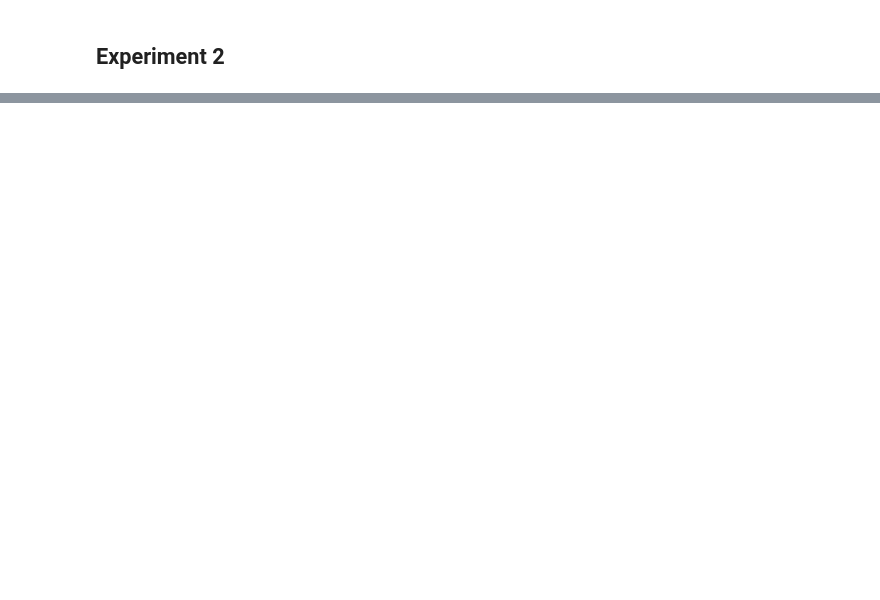
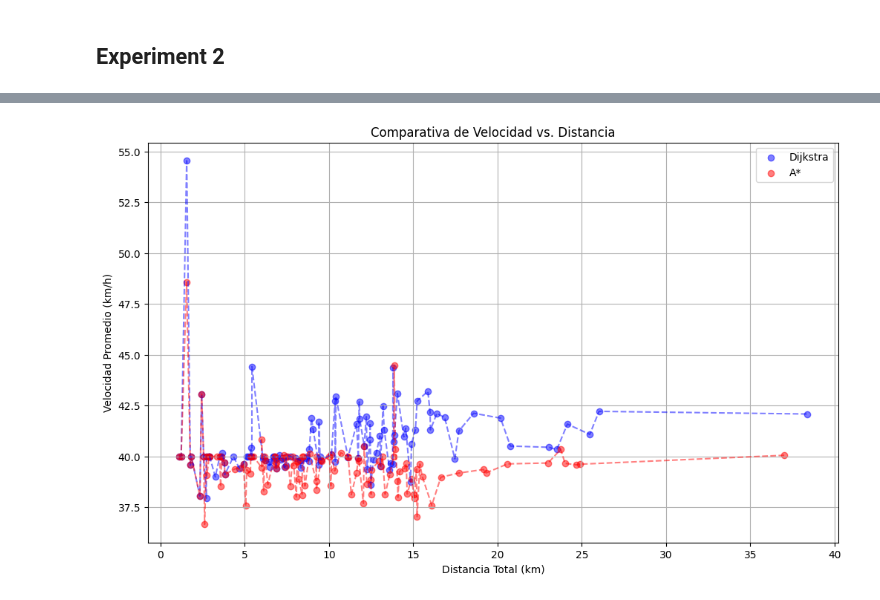
Before and after one commit to HugoAlejandro2002/IA-Project, a Jupyter notebook: pathfinding.ipynb, the cells around one changed output, grey strips where cells are left out. Drawn from its saved outputs; the diff is of its cells as text; code cells hidden in the pictures; blank space fills up the shorter version.

```diff
--- a/pathfinding.ipynb
+++ b/pathfinding.ipynb
@@ -450,0 +477,31 @@ plt.show()
+# %%
+import matplotlib.pyplot as plt
+import numpy as np
+
+# Ordenar los datos de Dijkstra y A* por distancia
+sorted_indices_dijkstra = np.argsort(distances_dijkstra)
+sorted_distances_dijkstra = np.array(distances_dijkstra)[sorted_indices_dijkstra]
+sorted_avg_speeds_dijkstra = np.array(avg_speeds_dijkstra)[sorted_indices_dijkstra]
+
+sorted_indices_astar = np.argsort(distances_astar)
+sorted_distances_astar = np.array(distances_astar)[sorted_indices_astar]
+sorted_avg_speeds_astar = np.array(avg_speeds_astar)[sorted_indices_astar]
+
+# Crear gráfico de dispersión con líneas
+plt.figure(figsize=(12, 7))
+plt.scatter(sorted_distances_dijkstra, sorted_avg_speeds_dijkstra, color='blue', alpha=0.5, label='Dijkstra')
+plt.plot(sorted_distances_dijkstra, sorted_avg_speeds_dijkstra, color='blue', alpha=0.5, linestyle='--')
+
+plt.scatter(sorted_distances_astar, sorted_avg_speeds_astar, color='red', alpha=0.5, label='A*')
+plt.plot(sorted_distances_astar, sorted_avg_speeds_astar, color='red', alpha=0.5, linestyle='--')
+
+# Añadir títulos y etiquetas
+plt.title('Comparativa de Velocidad vs. Distancia')
+plt.xlabel('Distancia Total (km)')
+plt.ylabel('Velocidad Promedio (km/h)')
+plt.legend()
+plt.grid(True)
+
+plt.show()
+# %% [output]
+[figure, added]
```
Also changed, not shown: parts of 11 cells of this notebook, 1 other file.
